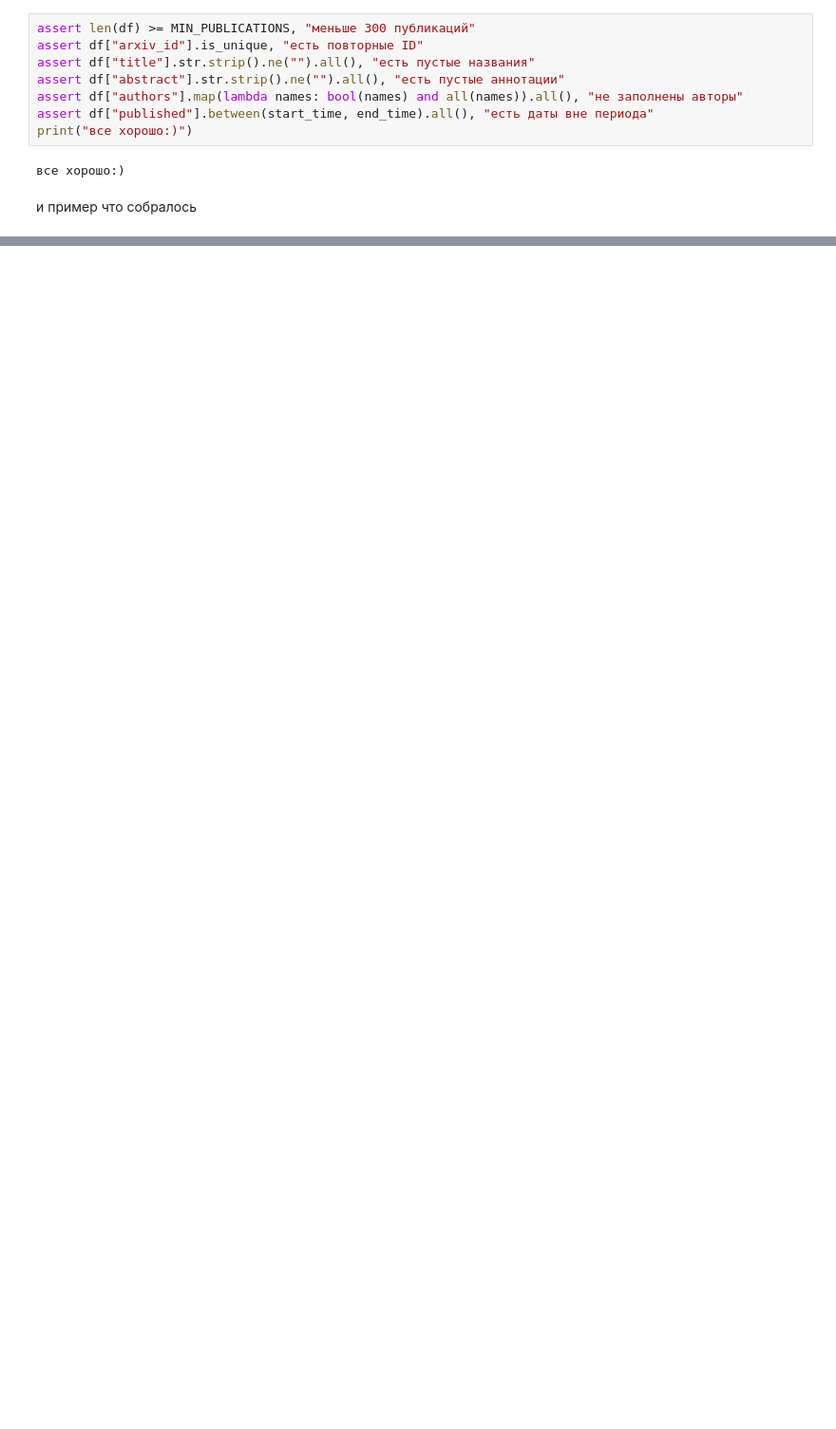
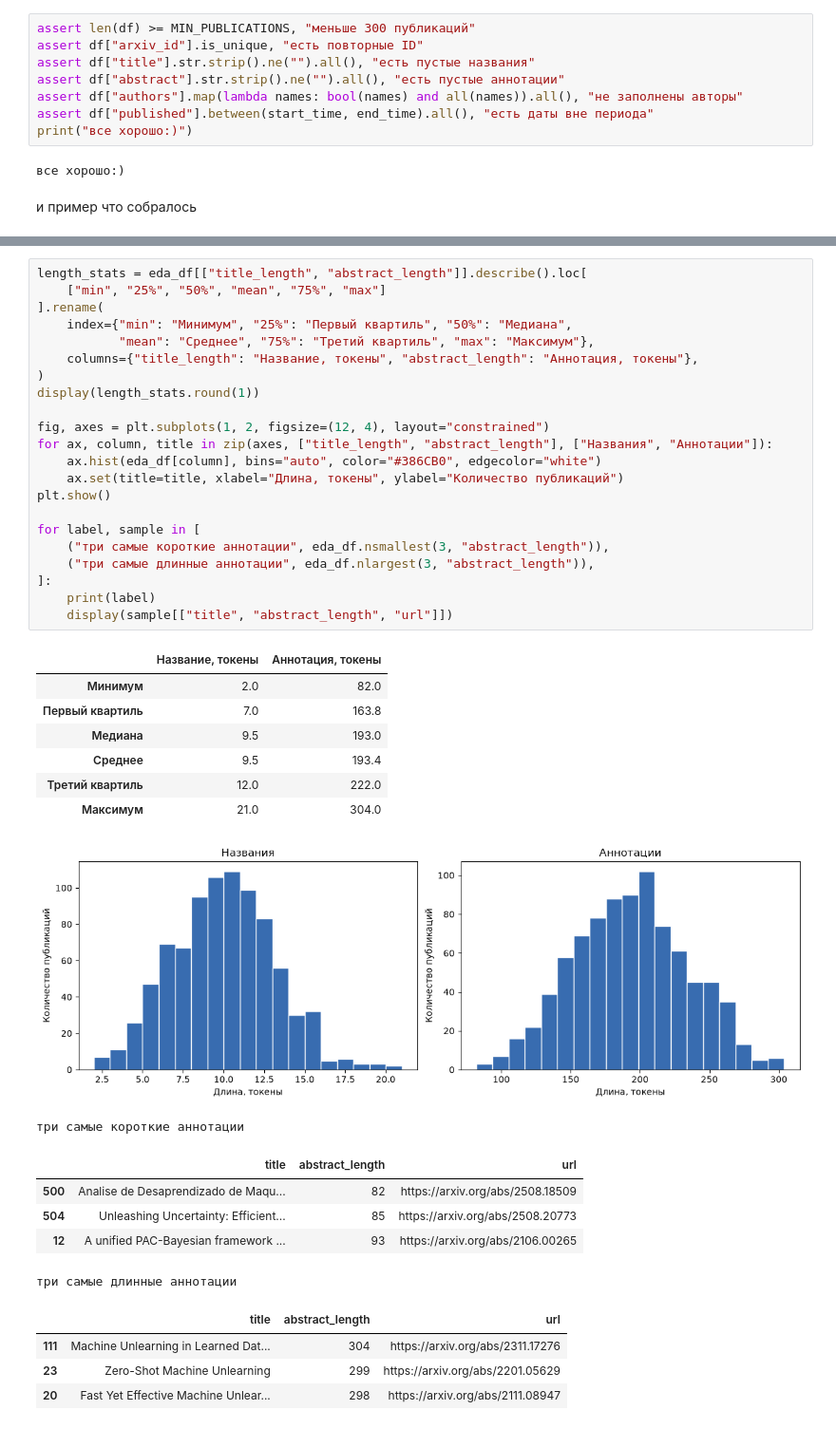
Before and after one commit to nekkkkate/lab-1, a Jupyter notebook: lab_1_machine_unlearning.ipynb, the cells around one changed output, grey strips where cells are left out. Shown at 95% size. Drawn from its saved outputs; the diff is of its cells as text; blank space fills up the shorter version.

```diff
--- a/lab_1_machine_unlearning.ipynb
+++ b/lab_1_machine_unlearning.ipynb
@@ -168,0 +278,41 @@ print(
+# %%
+length_stats = eda_df[["title_length", "abstract_length"]].describe().loc[
+    ["min", "25%", "50%", "mean", "75%", "max"]
+].rename(
+    index={"min": "Минимум", "25%": "Первый квартиль", "50%": "Медиана",
+           "mean": "Среднее", "75%": "Третий квартиль", "max": "Максимум"},
+    columns={"title_length": "Название, токены", "abstract_length": "Аннотация, токены"},
+)
+display(length_stats.round(1))
+
+fig, axes = plt.subplots(1, 2, figsize=(12, 4), layout="constrained")
+for ax, column, title in zip(axes, ["title_length", "abstract_length"], ["Названия", "Аннотации"]):
+    ax.hist(eda_df[column], bins="auto", color="#386CB0", edgecolor="white")
+    ax.set(title=title, xlabel="Длина, токены", ylabel="Количество публикаций")
+plt.show()
+
+for label, sample in [
+    ("три самые короткие аннотации", eda_df.nsmallest(3, "abstract_length")),
+    ("три самые длинные аннотации", eda_df.nlargest(3, "abstract_length")),
+]:
+    print(label)
+    display(sample[["title", "abstract_length", "url"]])
+# %% [output]
+|  | Название, токены | Аннотация, токены |
+| Минимум | 2.0 | 82.0 |
+| Первый квартиль | 7.0 | 163.8 |
+| Медиана | 9.5 | 193.0 |
+| Среднее | 9.5 | 193.4 |
+| Третий квартиль | 12.0 | 222.0 |
+| Максимум | 21.0 | 304.0 |
+[figure, added]
+три самые короткие аннотации
+|  | title | abstract_length | url |
+| 500 | Analise de Desaprendizado de Maqu... | 82 | https://arxiv.org/abs/2508.18509 |
+| 504 | Unleashing Uncertainty: Efficient... | 85 | https://arxiv.org/abs/2508.20773 |
+| 12 | A unified PAC-Bayesian framework ... | 93 | https://arxiv.org/abs/2106.00265 |
+три самые длинные аннотации
+|  | title | abstract_length | url |
+| 111 | Machine Unlearning in Learned Dat... | 304 | https://arxiv.org/abs/2311.17276 |
+| 23 | Zero-Shot Machine Unlearning | 299 | https://arxiv.org/abs/2201.05629 |
+| 20 | Fast Yet Effective Machine Unlear... | 298 | https://arxiv.org/abs/2111.08947 |
```
Also changed, not shown: parts of 16 cells of this notebook.
